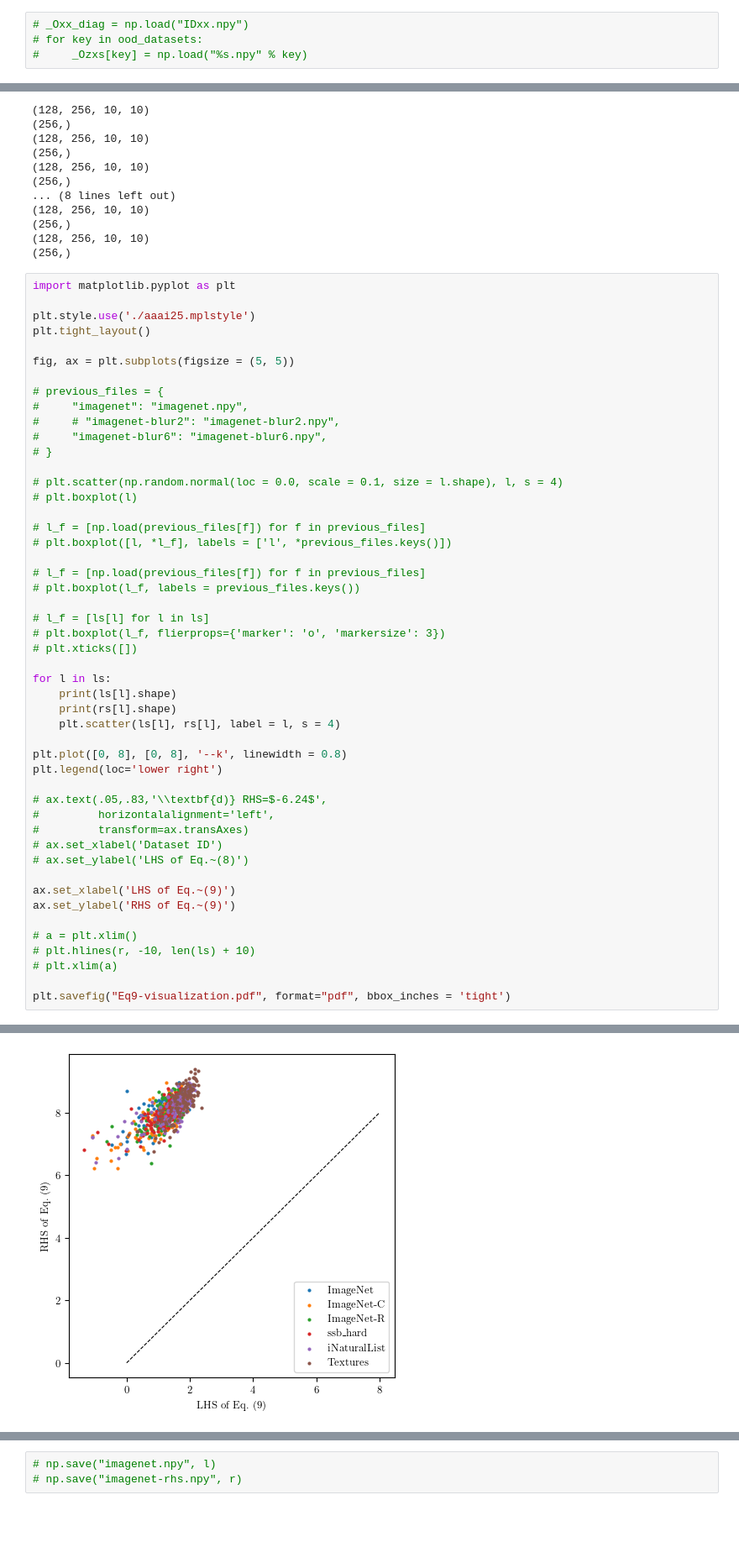
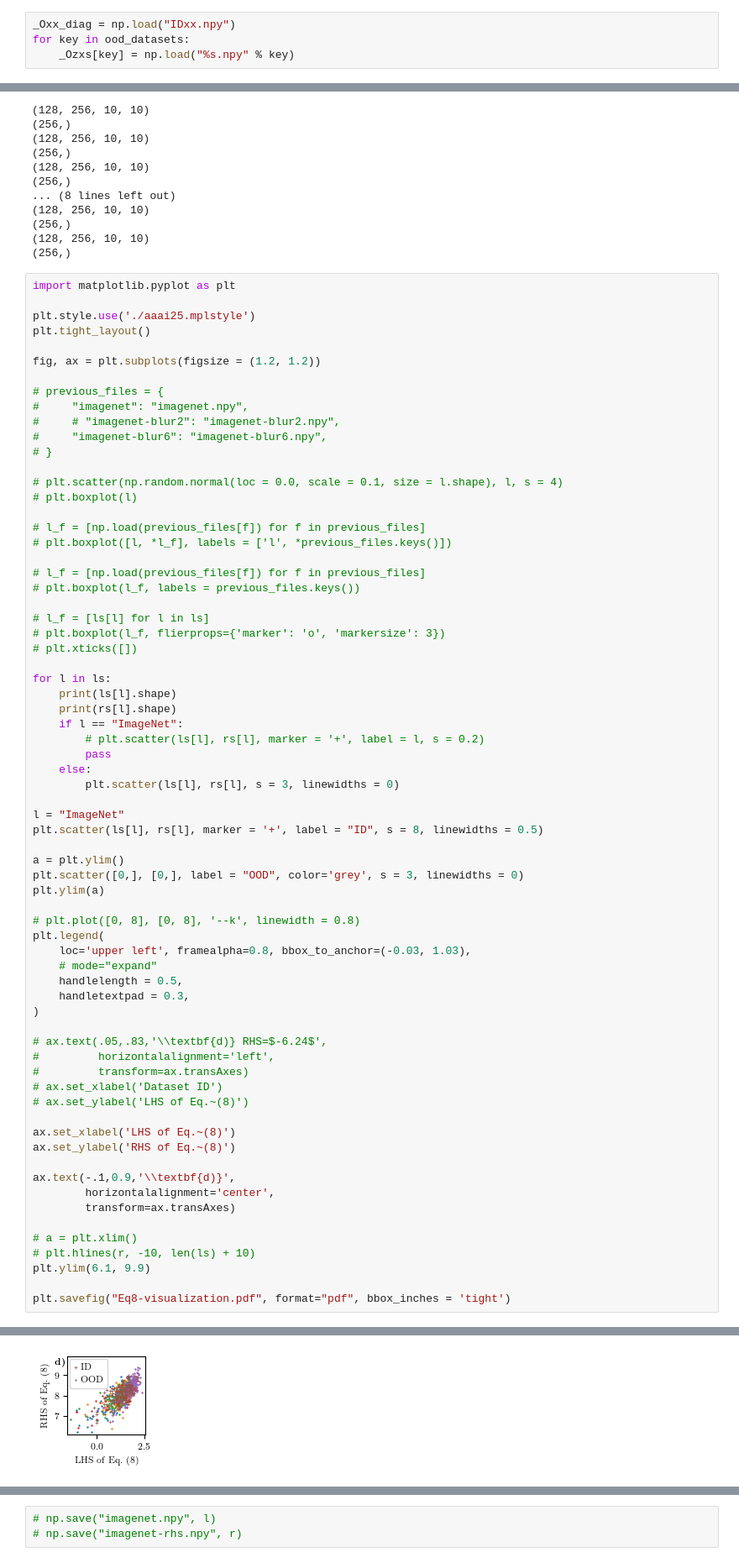
Before and after one commit to betairylia/Active-learning-features, a Jupyter notebook: refactored-aaai25/ConditionVisualization.ipynb, the cells around one changed output, grey strips where cells are left out. Shown at 84% size. Cells and saved outputs as stored; diff of their text form; blank space fills up the shorter version.

```diff
--- a/refactored-aaai25/ConditionVisualization.ipynb
+++ b/refactored-aaai25/ConditionVisualization.ipynb
@@ -104,9 +104,9 @@ ssb_hard
 iNaturalList
 Textures
 # %%
-# _Oxx_diag = np.load("IDxx.npy")
-# for key in ood_datasets:
-#     _Ozxs[key] = np.load("%s.npy" % key)
+_Oxx_diag = np.load("IDxx.npy")
+for key in ood_datasets:
+    _Ozxs[key] = np.load("%s.npy" % key)
 # %%
 def visualize(Ozx, Oxx):
     # lhs = (Ozx - torch.abs(Ozx).mean(dim = 0, keepdims = True)).max(dim = 1)[0].detach().cpu().numpy()
@@ -151,7 +151,7 @@ import matplotlib.pyplot as plt
 plt.style.use('./aaai25.mplstyle')
 plt.tight_layout()
 
-fig, ax = plt.subplots(figsize = (5, 5))
+fig, ax = plt.subplots(figsize = (1.2, 1.2))
 
 # previous_files = {
 #     "imagenet": "imagenet.npy",
@@ -174,41 +174,61 @@ fig, ax = plt.subplots(figsize = (5, 5))
 
 for l in ls:
     print(ls[l].shape)
     print(rs[l].shape)
-    plt.scatter(ls[l], rs[l], label = l, s = 4)
+    if l == "ImageNet":
+        # plt.scatter(ls[l], rs[l], marker = '+', label = l, s = 0.2)
+        pass
+    else:
+        plt.scatter(ls[l], rs[l], s = 3, linewidths = 0)
 
-plt.plot([0, 8], [0, 8], '--k', linewidth = 0.8)
-plt.legend(loc='lower right')
+l = "ImageNet"
+plt.scatter(ls[l], rs[l], marker = '+', label = "ID", s = 8, linewidths = 0.5)
+
+a = plt.ylim()
+plt.scatter([0,], [0,], label = "OOD", color='grey', s = 3, linewidths = 0)
+plt.ylim(a)
+
+# plt.plot([0, 8], [0, 8], '--k', linewidth = 0.8)
+plt.legend(
+    loc='upper left', framealpha=0.8, bbox_to_anchor=(-0.03, 1.03),
+    # mode="expand"
+    handlelength = 0.5,
+    handletextpad = 0.3,
+)
 
 # ax.text(.05,.83,'\\textbf{d)} RHS=$-6.24$',
 #         horizontalalignment='left',
 #         transform=ax.transAxes)
 # ax.set_xlabel('Dataset ID')
 # ax.set_ylabel('LHS of Eq.~(8)')
 
-ax.set_xlabel('LHS of Eq.~(9)')
-ax.set_ylabel('RHS of Eq.~(9)')
+ax.set_xlabel('LHS of Eq.~(8)')
+ax.set_ylabel('RHS of Eq.~(8)')
+
+ax.text(-.1,0.9,'\\textbf{d)}',
+        horizontalalignment='center',
+        transform=ax.transAxes)
 
 # a = plt.xlim()
 # plt.hlines(r, -10, len(ls) + 10)
-# plt.xlim(a)
+plt.ylim(6.1, 9.9)
 
-plt.savefig("Eq9-visualization.pdf", format="pdf", bbox_inches = 'tight')
+plt.savefig("Eq8-visualization.pdf", format="pdf", bbox_inches = 'tight')
 # %% [output]
 (128,)
 (128, 1)
 (128,)
 (128, 1)
 (128,)
 (128, 1)
 (128,)
 (128, 1)
 (128,)
 (128, 1)
 (128,)
 (128, 1)
 <Figure size 210x150 with 0 Axes>
-[figure, old version]
+[figure, new version]
 # %%
 import matplotlib.pyplot as plt
 
```
Also changed, not shown: 12 other files.
